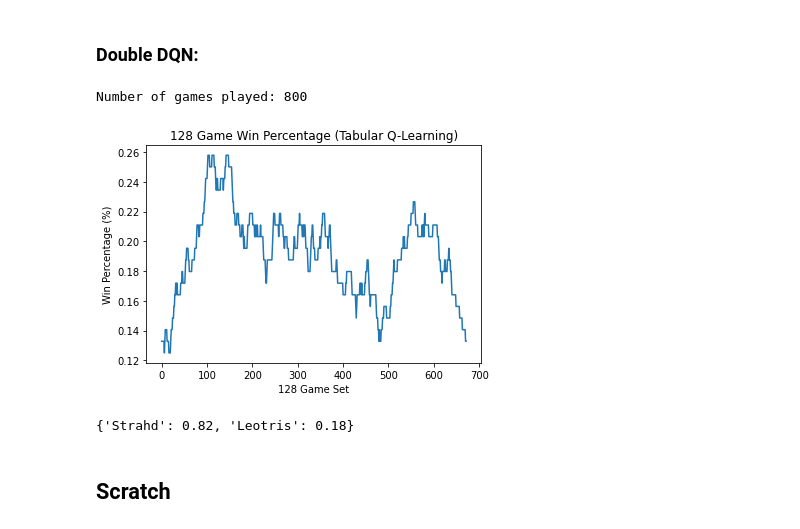
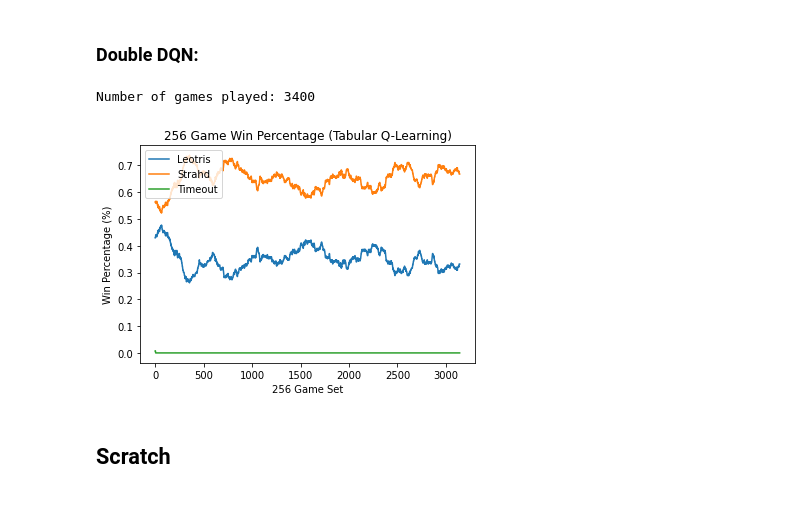
Before and after one commit to AndrewLim1990/dungeonsNdata, a Jupyter notebook: analysis.ipynb, the cells around one changed output. Drawn from its saved outputs; the diff is of its cells as text; code cells hidden in the pictures.

```diff
--- a/analysis.ipynb
+++ b/analysis.ipynb
@@ -172,28 +176,31 @@ Number of games played: 1600
 # %% [markdown]
 ### Double DQN:
 # %%
-batch_size = 128
-leotris_win_pct = list()
+batch_size = 256
+win_pcts = defaultdict(list)
+creatures = ["Leotris", "Strahd", "Timeout"]
 
 winner_list = dill.load(open("results/winner_list_double_DQN.pickle", "rb"))
+
 print("Number of games played: {}".format(len(winner_list)))
 
 for i in range(0, len(winner_list) - batch_size):
     batch_winner_list = winner_list[i:(i+batch_size)]
-    win_pct = calc_win_percentage(batch_winner_list, creatures=["Leotris", "Strahd"])
-    leotris_win_pct.append(win_pct["Leotris"])
+    win_pct = calc_win_percentage(batch_winner_list, creatures=creatures)
+    for creature, batch_win_pct in win_pct.items():
+        win_pcts[creature].append(batch_win_pct)
 
-plt.plot(range(len(leotris_win_pct)), leotris_win_pct)
+for creature in creatures:
+    plt.plot(range(len(win_pcts[creature])), win_pcts[creature], label=creature)
 plt.title("{} Game Win Percentage (Tabular Q-Learning)".format(batch_size))
+
 plt.ylabel("Win Percentage (%)")
 plt.xlabel("{} Game Set".format(batch_size))
+plt.legend()
 plt.show()
-
-calc_win_percentage(winner_list, creatures=['Leotris', 'Strahd'])
 # %% [output]
-Number of games played: 800
+Number of games played: 3400
-[figure, old version]
+[figure, new version]
-{'Strahd': 0.82, 'Leotris': 0.18}
 # %% [markdown]
 ## Scratch
 # %%
```
Also changed, not shown: parts of 7 cells of this notebook, 9 other files.
